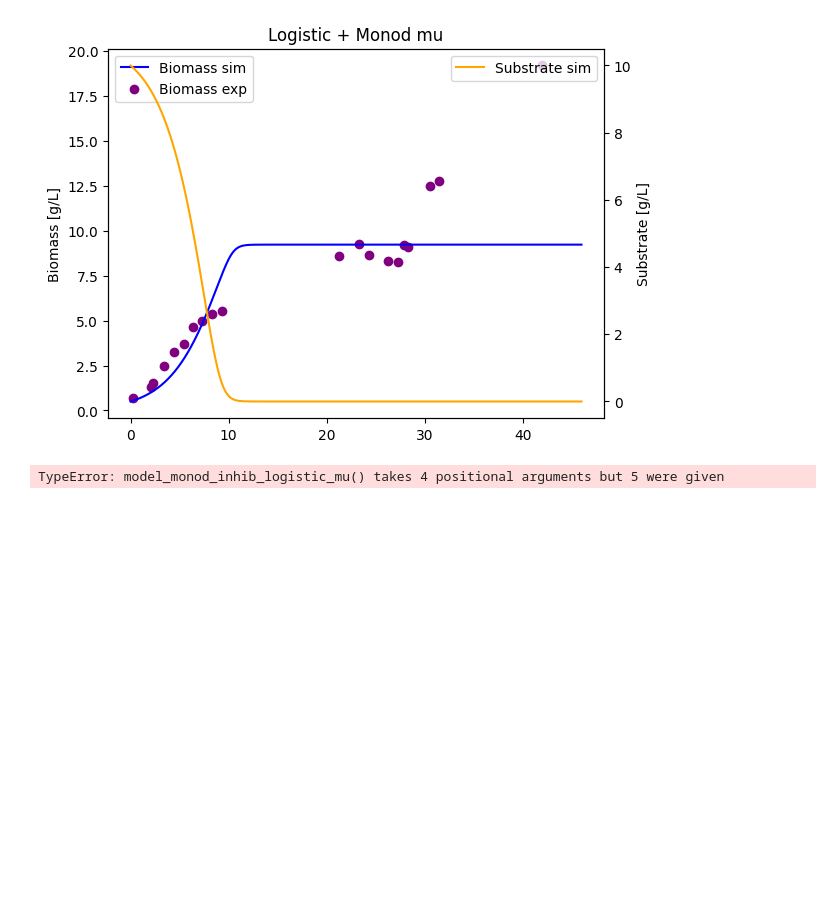
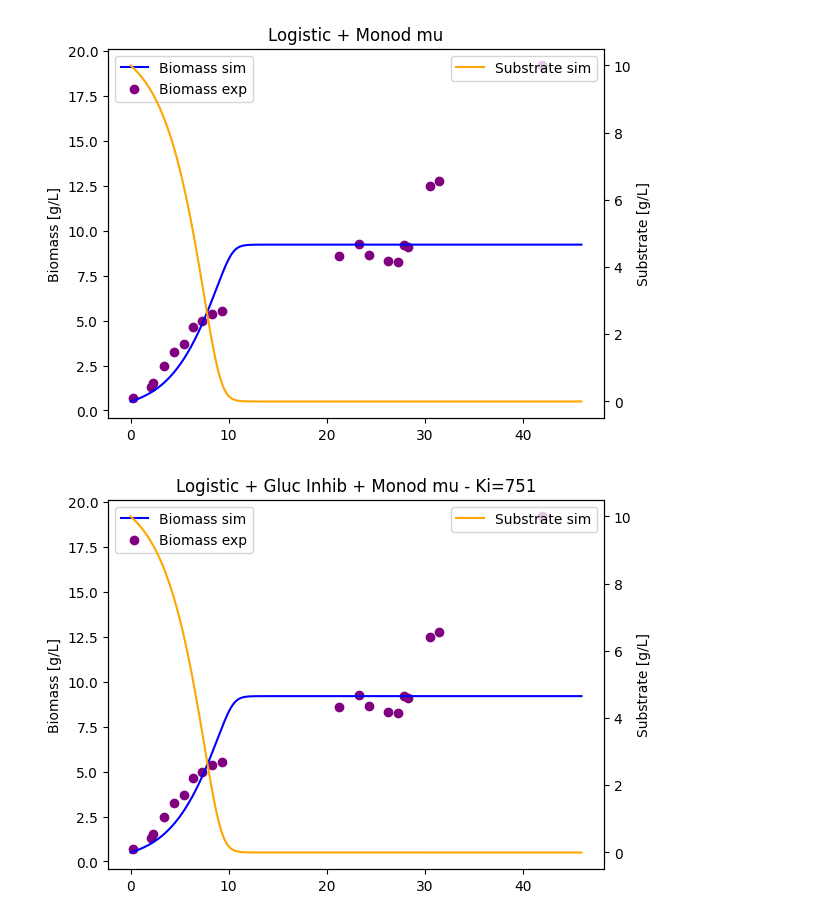
Before and after one commit to boripf/hybrid-model-corynebacterium, a Jupyter notebook: sim_model.ipynb, the cells around one changed output. Drawn from its saved outputs; the diff is of its cells as text; code cells hidden in the pictures; blank space fills up the shorter version.

```diff
--- a/sim_model.ipynb
+++ b/sim_model.ipynb
@@ -24,9 +30,9 @@ plot_simulation(time, biomass, substrate, 'Logistic + Monod mu')
 # %% [output]
 [figure]
 # %%
-# the smaller the Ki value (7.51 compared to 751), the flatter the curve around 10h
-Ki=7.51
+# the smaller the Ki value (7.51 compared to 751), the more delayed the growth after 10h when new glucose is fed
+Ki=751
 time, biomass, substrate = model_monod_inhib_logistic_mu(param, t0, t_end, dt, Ki)
 plot_simulation(time, biomass, substrate, f'Logistic + Gluc Inhib + Monod mu - Ki={Ki}')
 # %% [output]
-TypeError: model_monod_inhib_logistic_mu() takes 4 positional arguments but 5 were given
+[figure, added]
```
Also changed, not shown: parts of 1 cell of this notebook, 7 other files.
